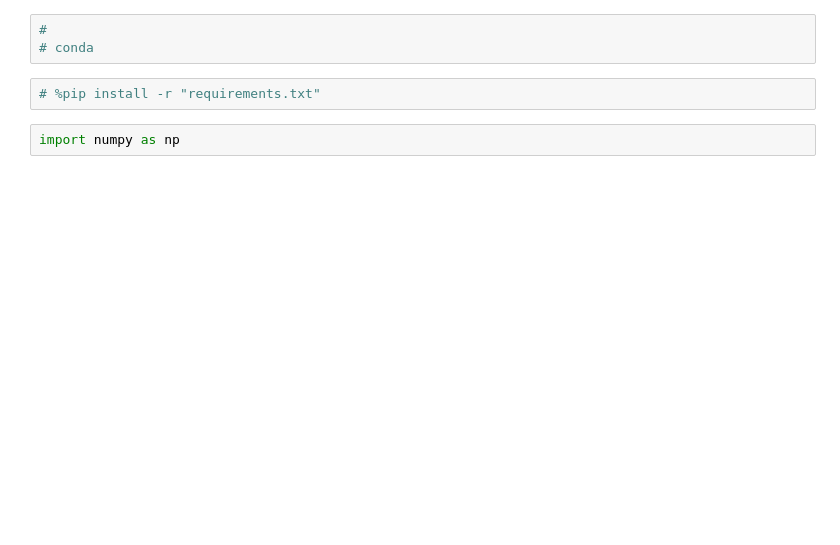
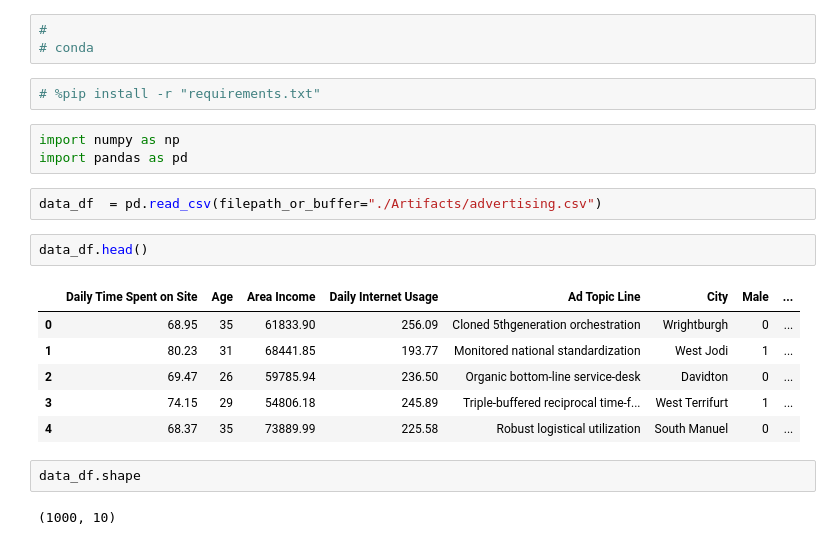
Before and after one commit to hansel-dias/Advertising-click-prediction, a Jupyter notebook: Advertising click prediction/model.ipynb, the cells around one changed output. Cells and saved outputs as stored; diff of their text form; blank space fills up the shorter version.

```diff
--- a/Advertising click prediction/model.ipynb
+++ b/Advertising click prediction/model.ipynb
@@ -31,3 +26,19 @@ Monitoring and Maintenance: Implement monitoring mechanisms to keep track of the
 # %pip install -r "requirements.txt"
 # %%
 import numpy as np
+import pandas as pd
+# %%
+data_df  = pd.read_csv(filepath_or_buffer="./Artifacts/advertising.csv")
+# %%
+data_df.head()
+# %% [output]
+|  | Daily Time Spent on Site | Age | Area Income | Daily Internet Usage | Ad Topic Line | City | Male | ... |
+| 0 | 68.95 | 35 | 61833.90 | 256.09 | Cloned 5thgeneration orchestration | Wrightburgh | 0 | ... |
+| 1 | 80.23 | 31 | 68441.85 | 193.77 | Monitored national standardization | West Jodi | 1 | ... |
+| 2 | 69.47 | 26 | 59785.94 | 236.50 | Organic bottom-line service-desk | Davidton | 0 | ... |
+| 3 | 74.15 | 29 | 54806.18 | 245.89 | Triple-buffered reciprocal time-f... | West Terrifurt | 1 | ... |
+| 4 | 68.37 | 35 | 73889.99 | 225.58 | Robust logistical utilization | South Manuel | 0 | ... |
+# %%
+data_df.shape
+# %% [output]
+(1000, 10)
```
Also changed, not shown: parts of 32 cells of this notebook, 1 other file.
